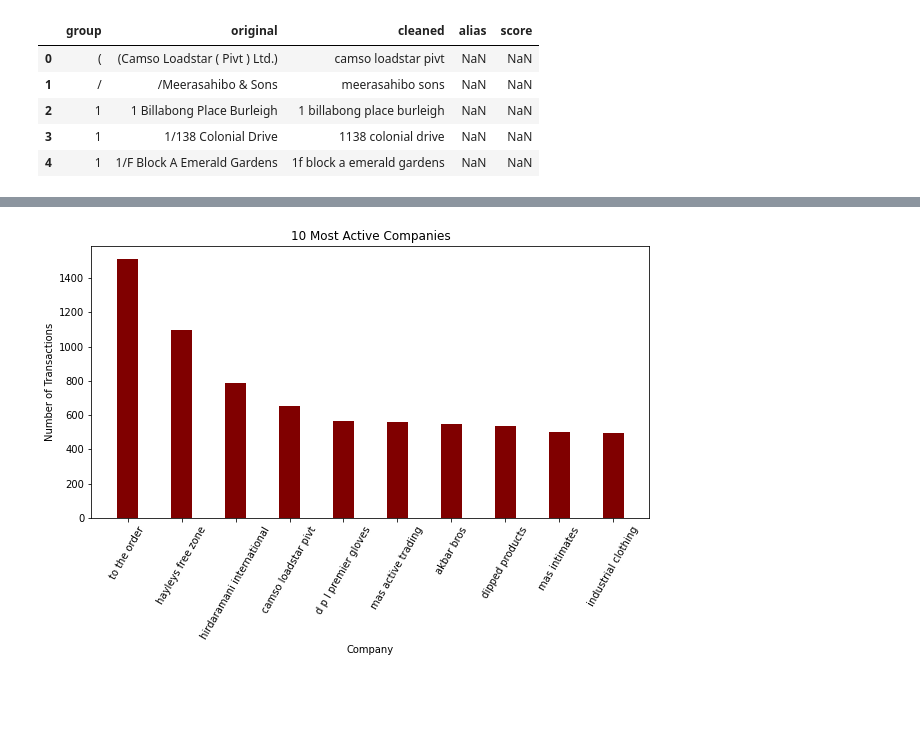
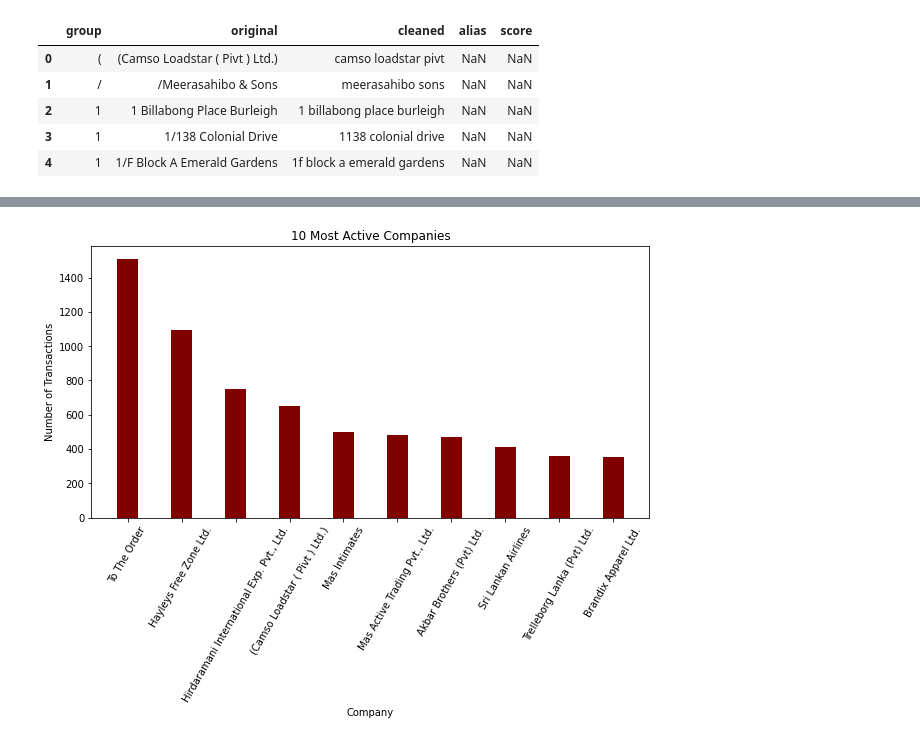
Before and after one commit to jessicajysong/company_name, a Jupyter notebook: test_run.ipynb, the cells around one changed output, grey strips where cells are left out. Saved outputs shown, nothing was run; the diff lists cells and outputs as text; code cells hidden in the pictures; blank space fills up the shorter version.

Commit message:
Reformatted the DF

```diff
--- a/test_run.ipynb
+++ b/test_run.ipynb
@@ -153,21 +171,24 @@ print(df_final.shape) #(105890, 3)
+# %%
+# Reformat the final dataset
+df_final = df_final[['domestic', 'uid']]
 # %%
 '''
 Identifying the 10 most active firms
 
 '''
 
 # Count the occurence for each 'alias' value
-count = df_final['alias'].value_counts().head(10)
+count = df_final['domestic'].value_counts().head(10)
 
 # Create a chart to present the result
 names = count.index
 values = count.values
 fig = plt.figure(figsize=(10,5))
 plt.bar(names, values, color='maroon', width=0.4)
 plt.xlabel("Company")
 plt.xticks(rotation=60)
 plt.ylabel("Number of Transactions")
 plt.title("10 Most Active Companies")
 plt.show()
 # %% [output]
-[figure, old version]
+[figure, new version]
```
Also changed, not shown: parts of 3 cells of this notebook.
